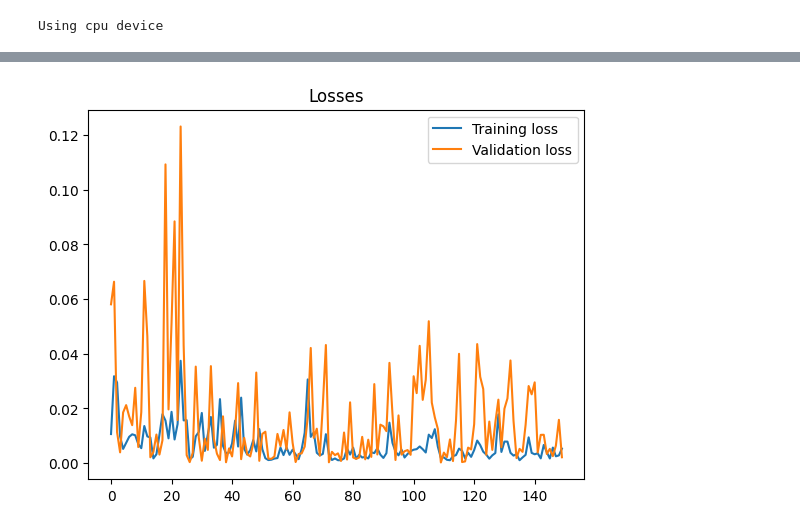
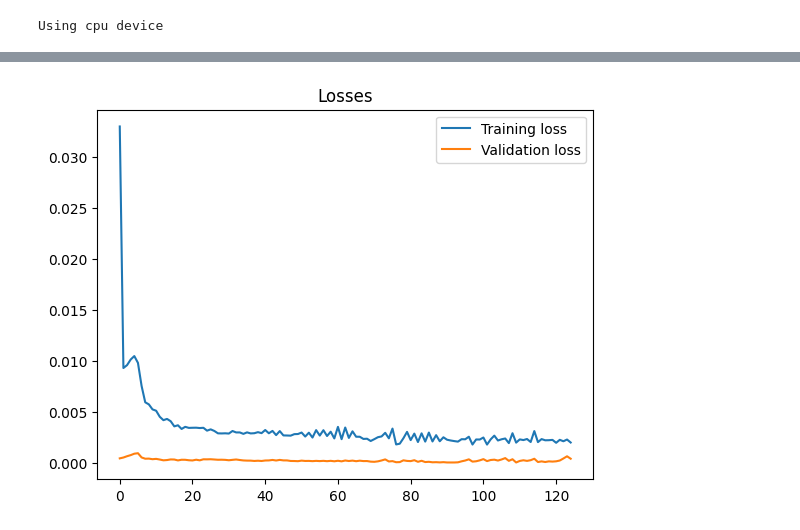
Before and after one commit to gregory-237/ApplicationProgrammingLab5_PyTorch, a Jupyter notebook: main.ipynb, the cells around one changed output, grey strips where cells are left out. Cells and saved outputs as stored; diff of their text form; code cells hidden in the pictures.

```diff
--- a/main.ipynb
+++ b/main.ipynb
@@ -100 +34,5 @@ df
+# %%
+df = pd.read_csv('dataset.csv', sep=',', names=['Datetime', 'value']).query('Datetime > "1999-12-31"')
+df = df.set_index(['Datetime'])
+df.index = pd.to_datetime(df.index)
 # %%
@@ -197,7 +117,7 @@ val_loader = DataLoader(valid, batch_size=batch_size, shuffle=False, drop_last=T
 test_loader_one = DataLoader(test, batch_size=1, shuffle=False, drop_last=True)
 # %%
-class SimpleModel(nn.Module):
-  def __init__(self, input_dim, hidden_dim, layer_dim, output_dim, dropout_prob):
+class RNNModel(nn.Module):
+    def __init__(self, input_dim, hidden_dim, layer_dim, output_dim, dropout_prob):
         """The __init__ method that initiates an RNN instance.
 
         Args:
@@ -208,18 +128,20 @@ class SimpleModel(nn.Module):
             dropout_prob (float): The probability of nodes being dropped out
 
         """
-        super(SimpleModel, self).__init__()
+        super(RNNModel, self).__init__()
 
         # Defining the number of layers and the nodes in each layer
         self.hidden_dim = hidden_dim
         self.layer_dim = layer_dim
 
         # RNN layers
-        self.rnn = nn.RNN(input_dim, hidden_dim, layer_dim, batch_first=True, dropout=dropout_prob)
+        self.rnn = nn.RNN(
+            input_dim, hidden_dim, layer_dim, batch_first=True, dropout=dropout_prob
+        )
         # Fully connected layer
         self.fc = nn.Linear(hidden_dim, output_dim)
 
-  def forward(self, x):
+    def forward(self, x):
         """The forward method takes input tensor x and does forward propagation
 
         Args:
@@ -230,7 +152,7 @@ class SimpleModel(nn.Module):
 
         """
         # Initializing hidden state for first input with zeros
-        h0 = torch.zeros(self.layer_dim, x.size(0), self.hidden_dim, device=x.device).requires_grad_()
+        h0 = torch.zeros(self.layer_dim, x.size(0), self.hidden_dim).requires_grad_()
 
         # Forward propagation by passing in the input and hidden state into the model
         out, h0 = self.rnn(x, h0.detach())
@@ -259,6 +181,7 @@ class Optimization:
         val_losses (list[float]): The loss values from the validation
         last_epoch (int): The number of epochs that the models is trained
     """
+
     def __init__(self, model, loss_fn, optimizer):
         """
         Args:
@@ -347,7 +270,7 @@ class Optimization:
                 validation_loss = np.mean(batch_val_losses)
                 self.val_losses.append(validation_loss)
 
-            if (epoch <= 20) | (epoch % 50 == 0):
+            if (epoch <= 10) | (epoch % 50 == 0):
                 print(
                     f"[{epoch}/{n_epochs}] Training loss: {training_loss:.4f}\t Validation loss: {validation_loss:.4f}"
                 )
@@ -384,8 +307,8 @@ class Optimization:
                 y_test = y_test.to(device)
                 self.model.eval()
                 yhat = self.model(x_test)
-                predictions.append(yhat.to('cpu').detach().numpy())
-                values.append(y_test.to('cpu').detach().numpy())
+                predictions.append(yhat.to(device).detach().numpy())
+                values.append(y_test.to(device).detach().numpy())
 
         return predictions, values
 
@@ -399,14 +322,16 @@ class Optimization:
         plt.show()
         plt.close()
 # %%
-input_dim = len(x_train.columns)
+import torch.optim as optim
+
+input_dim = len(X_train.columns)
 output_dim = 1
-hidden_dim = 32
-layer_dim = 2
-batch_size = 128
+hidden_dim = 64
+layer_dim = 3
+batch_size = 64
 dropout = 0.2
-n_epochs = 150
-learning_rate = 10e-3
+n_epochs = 125
+learning_rate = 1e-3
 weight_decay = 1e-6
 
 model_params = {'input_dim': input_dim,
@@ -415,7 +340,7 @@ model_params = {'input_dim': input_dim,
                 'output_dim' : output_dim,
                 'dropout_prob' : dropout}
 
-model = SimpleModel(**model_params)
+model = RNNModel(**model_params)
 
 loss_fn = nn.MSELoss(reduction="mean")
 optimizer = optim.Adam(model.parameters(), lr=learning_rate, weight_decay=weight_decay)
@@ -451,3 +371,3 @@ predictions, values = opt.evaluate(
-[figure, old version]
+[figure, new version]
 # %%
 def inverse_transform(scaler, df, columns):
```
Also changed, not shown: parts of 19 cells of this notebook.
